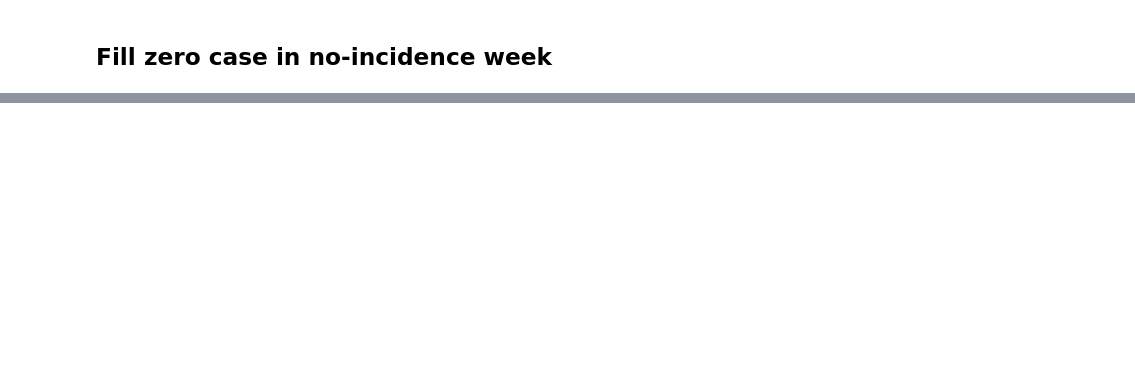
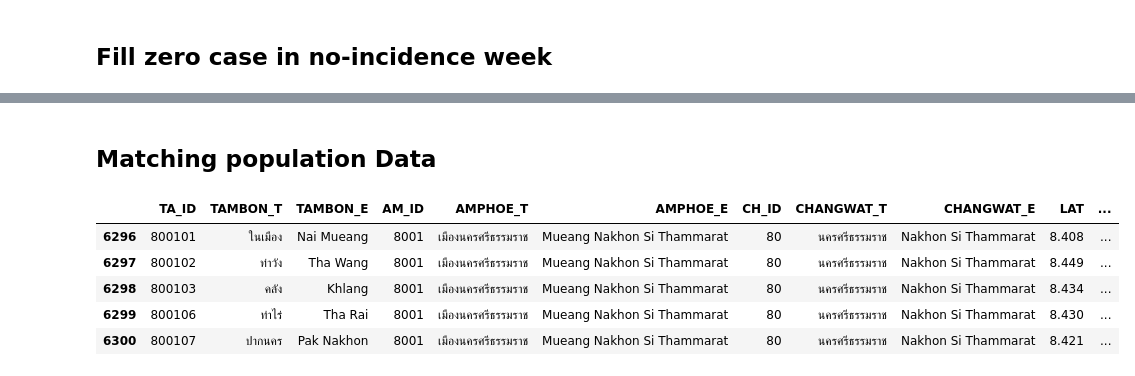
Before and after one commit to boonpakornn/dengue_data_statistic, a Jupyter notebook: Data Statistics.ipynb, the cells around one changed output, grey strips where cells are left out. Cells and saved outputs as stored; diff of their text form; code cells hidden in the pictures; blank space fills up the shorter version.

```diff
--- a/Data Statistics.ipynb
+++ b/Data Statistics.ipynb
@@ -452,0 +947,11 @@ df_df_bangkok_2014_2016_dist = df_df_bangkok_2014_2016_dist.drop('index', axis=1
+# %% [markdown]
+## Matching population Data
+# %%
+df_dic_nakhon_subdist.head()
+# %% [output]
+|  | TA_ID | TAMBON_T | TAMBON_E | AM_ID | AMPHOE_T | AMPHOE_E | CH_ID | CHANGWAT_T | CHANGWAT_E | LAT | ... |
+| 6296 | 800101 | ในเมือง | Nai Mueang | 8001 | เมืองนครศรีธรรมราช | Mueang Nakhon Si Thammarat | 80 | นครศรีธรรมราช | Nakhon Si Thammarat | 8.408 | ... |
+| 6297 | 800102 | ท่าวัง | Tha Wang | 8001 | เมืองนครศรีธรรมราช | Mueang Nakhon Si Thammarat | 80 | นครศรีธรรมราช | Nakhon Si Thammarat | 8.449 | ... |
+| 6298 | 800103 | คลัง | Khlang | 8001 | เมืองนครศรีธรรมราช | Mueang Nakhon Si Thammarat | 80 | นครศรีธรรมราช | Nakhon Si Thammarat | 8.434 | ... |
+| 6299 | 800106 | ท่าไร่ | Tha Rai | 8001 | เมืองนครศรีธรรมราช | Mueang Nakhon Si Thammarat | 80 | นครศรีธรรมราช | Nakhon Si Thammarat | 8.430 | ... |
+| 6300 | 800107 | ปากนคร | Pak Nakhon | 8001 | เมืองนครศรีธรรมราช | Mueang Nakhon Si Thammarat | 80 | นครศรีธรรมราช | Nakhon Si Thammarat | 8.421 | ... |
```
Also changed, not shown: parts of 234 cells of this notebook, 27 other files.
